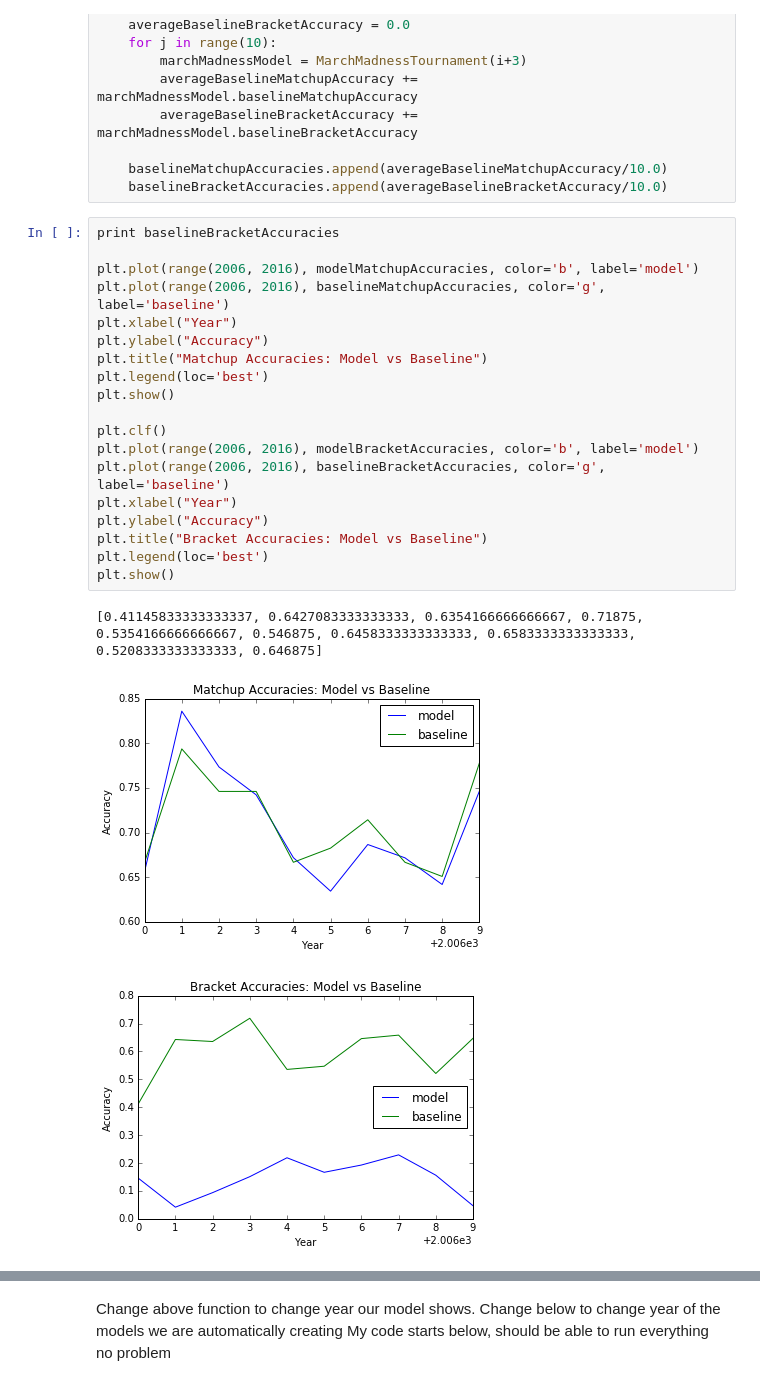
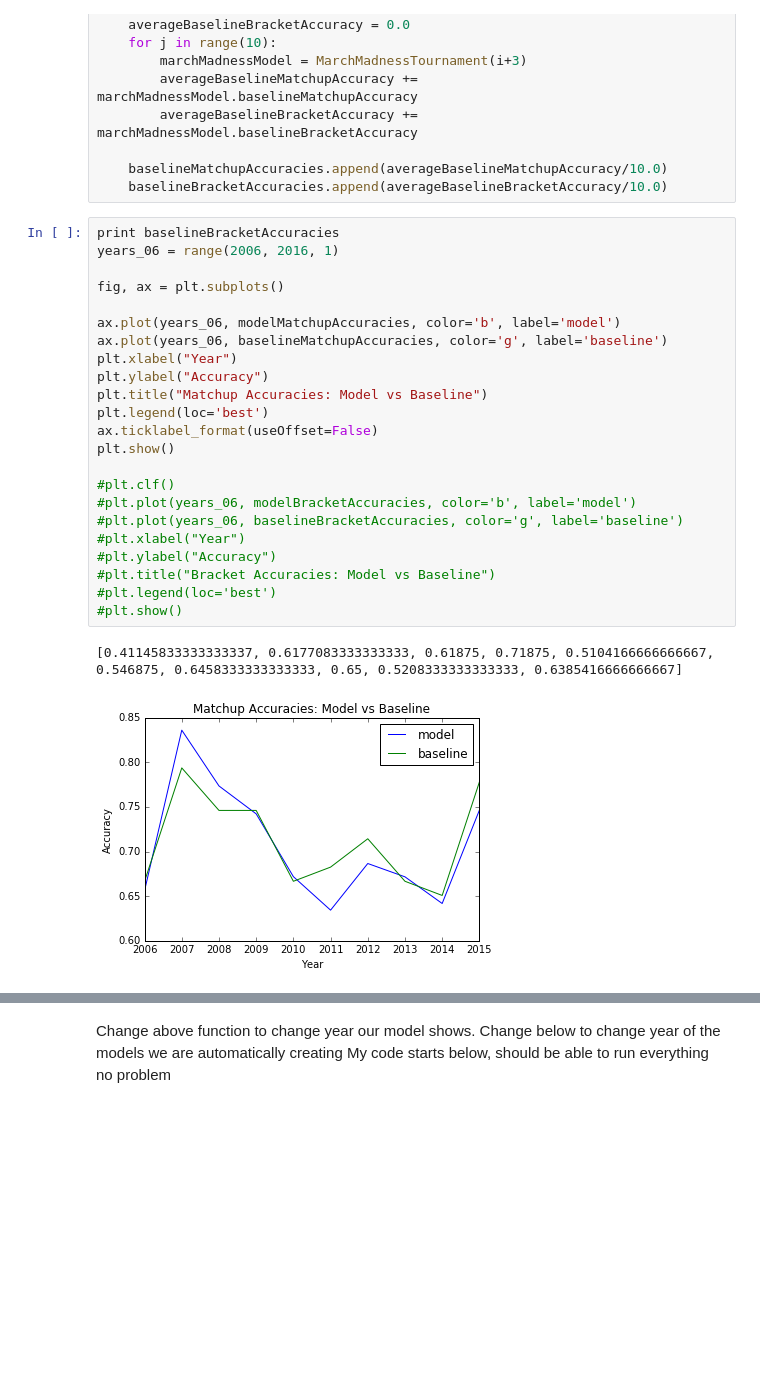
Before and after one commit to nishkakar/MarchMadness, a Jupyter notebook: InitialModel_graphing.ipynb, the cells around one changed output, grey strips where cells are left out. Drawn from its saved outputs; the diff is of its cells as text; blank space fills up the shorter version.

Commit message:
fixed model accuracy

```diff
--- a/InitialModel_graphing.ipynb
+++ b/InitialModel_graphing.ipynb
@@ -523,27 +524,30 @@ for i in range(2003, 2013):
     baselineBracketAccuracies.append(averageBaselineBracketAccuracy/10.0)
 # %%
 print baselineBracketAccuracies
+years_06 = range(2006, 2016, 1)
 
-plt.plot(range(2006, 2016), modelMatchupAccuracies, color='b', label='model')
-plt.plot(range(2006, 2016), baselineMatchupAccuracies, color='g', label='baseline')
+fig, ax = plt.subplots()
+
+ax.plot(years_06, modelMatchupAccuracies, color='b', label='model')
+ax.plot(years_06, baselineMatchupAccuracies, color='g', label='baseline')
 plt.xlabel("Year")
 plt.ylabel("Accuracy")
 plt.title("Matchup Accuracies: Model vs Baseline")
 plt.legend(loc='best')
+ax.ticklabel_format(useOffset=False)
 plt.show()
 
-plt.clf()
-plt.plot(range(2006, 2016), modelBracketAccuracies, color='b', label='model')
-plt.plot(range(2006, 2016), baselineBracketAccuracies, color='g', label='baseline')
-plt.xlabel("Year")
-plt.ylabel("Accuracy")
-plt.title("Bracket Accuracies: Model vs Baseline")
-plt.legend(loc='best')
-plt.show()
+#plt.clf()
+#plt.plot(years_06, modelBracketAccuracies, color='b', label='model')
+#plt.plot(years_06, baselineBracketAccuracies, color='g', label='baseline')
+#plt.xlabel("Year")
+#plt.ylabel("Accuracy")
+#plt.title("Bracket Accuracies: Model vs Baseline")
+#plt.legend(loc='best')
+#plt.show()
 # %% [output]
-[0.41145833333333337, 0.6427083333333333, 0.6354166666666667, 0.71875, 0.5354166666666667, 0.546875, 0.6458333333333333, 0.6583333333333333, 0.5208333333333333, 0.646875]
+[0.41145833333333337, 0.6177083333333333, 0.61875, 0.71875, 0.5104166666666667, 0.546875, 0.6458333333333333, 0.65, 0.5208333333333333, 0.6385416666666667]
-[figure, old version]
+[figure, new version]
-[figure, removed]
 # %%
 baselineAccuracies = []
 bestBracketAccuracies = []
```
Also changed, not shown: parts of 4 cells of this notebook.
